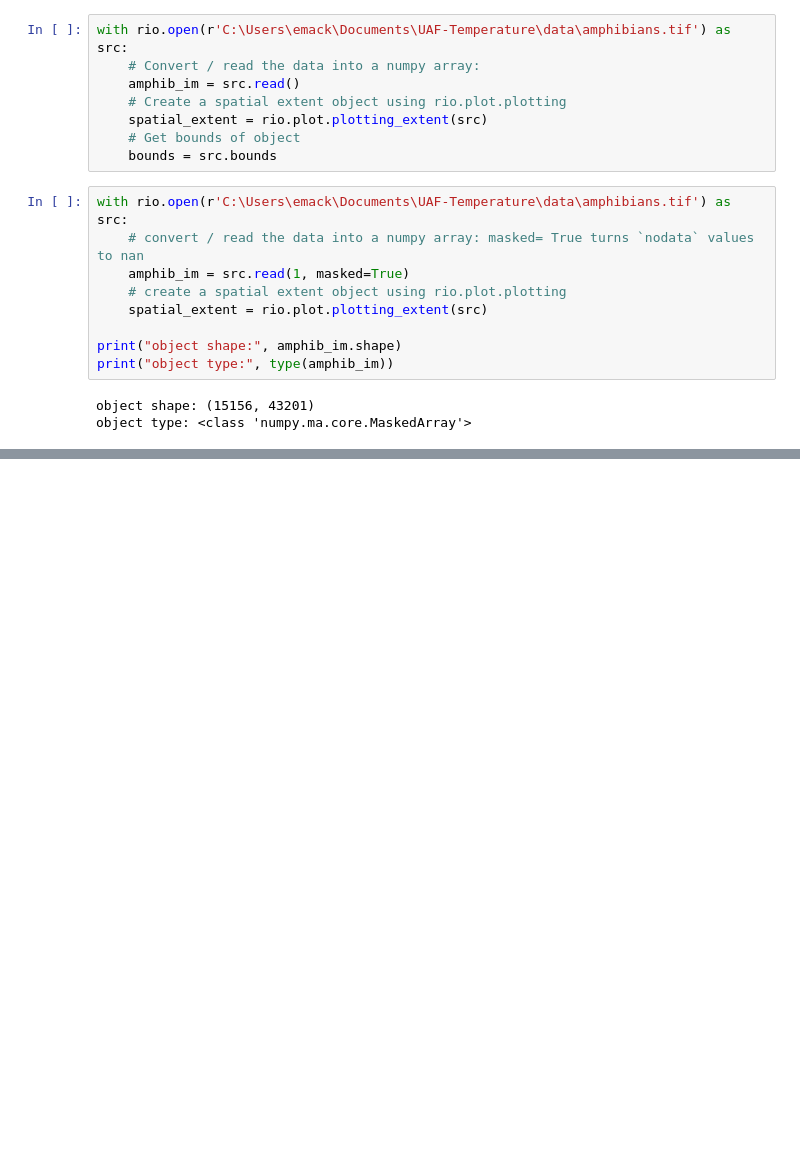
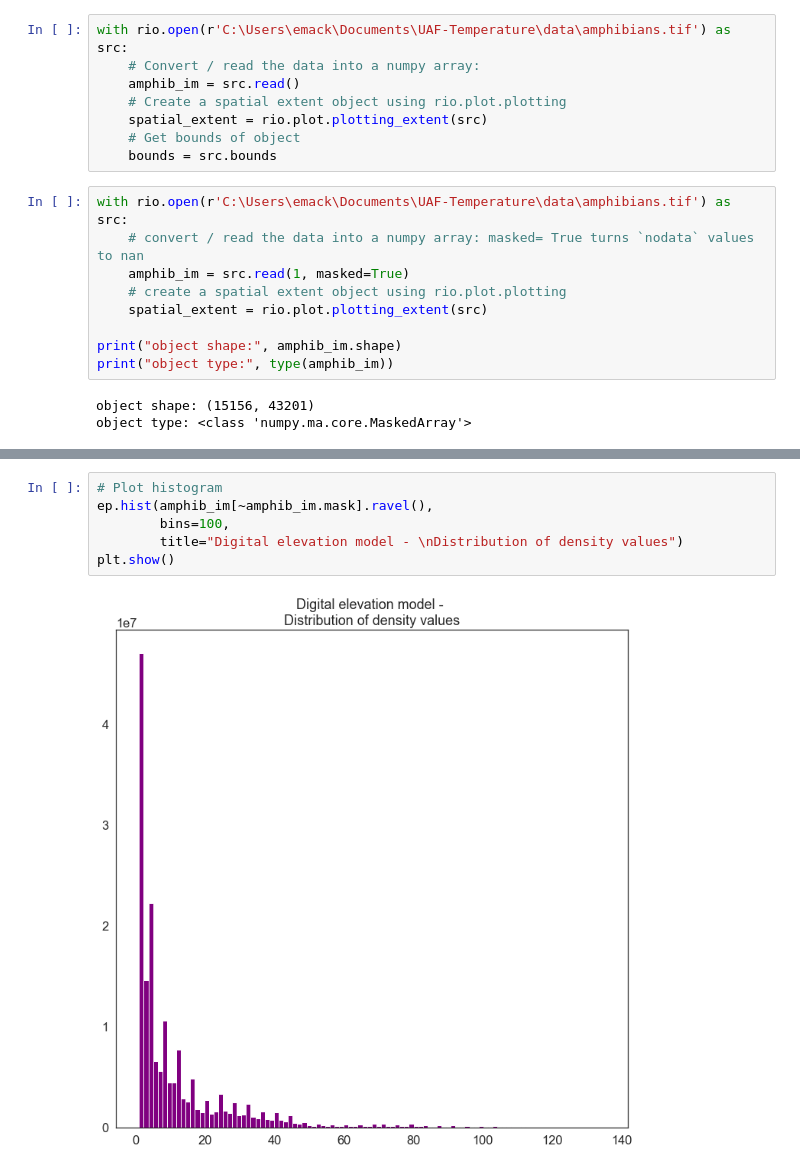
Before and after one commit to SeriousHyena/UAF-Temperature, a Jupyter notebook: temp-1.ipynb, the cells around one changed output, grey strips where cells are left out. Saved outputs shown, nothing was run; the diff lists cells and outputs as text; blank space fills up the shorter version.

```diff
--- a/temp-1.ipynb
+++ b/temp-1.ipynb
@@ -68,0 +113,8 @@ plt.show()
+# %%
+# Plot histogram
+ep.hist(amphib_im[~amphib_im.mask].ravel(),
+        bins=100,
+        title="Digital elevation model - \nDistribution of density values")
+plt.show()
+# %% [output]
+[figure, added]
```
Also changed, not shown: parts of 10 cells of this notebook.
